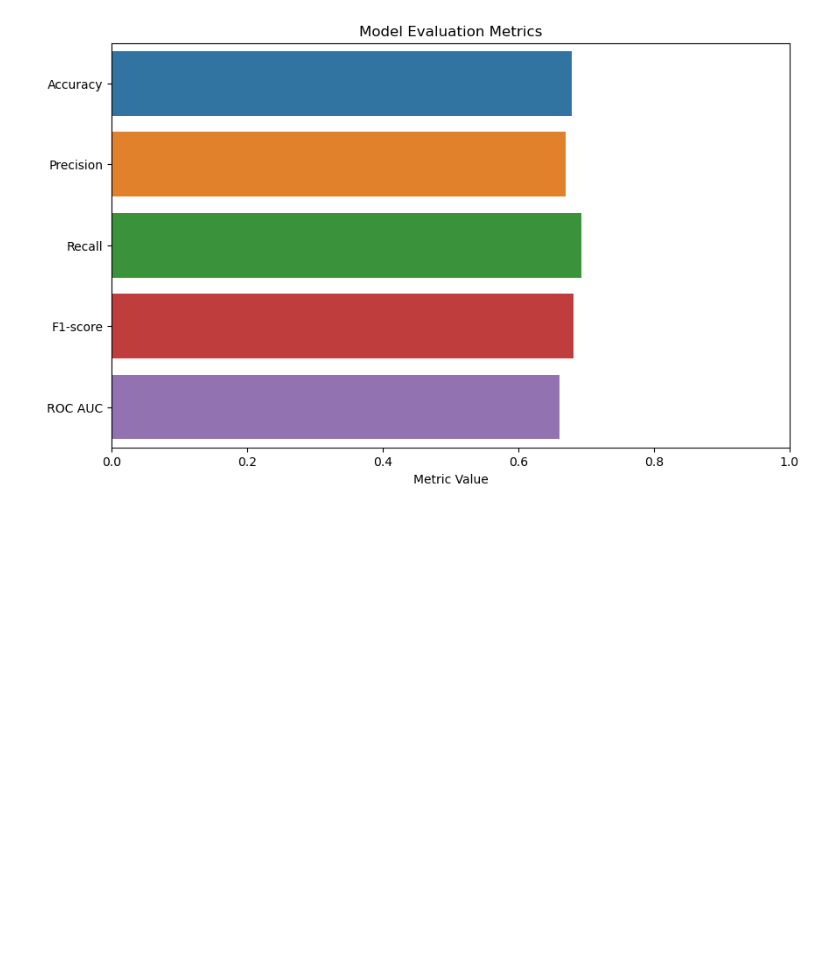
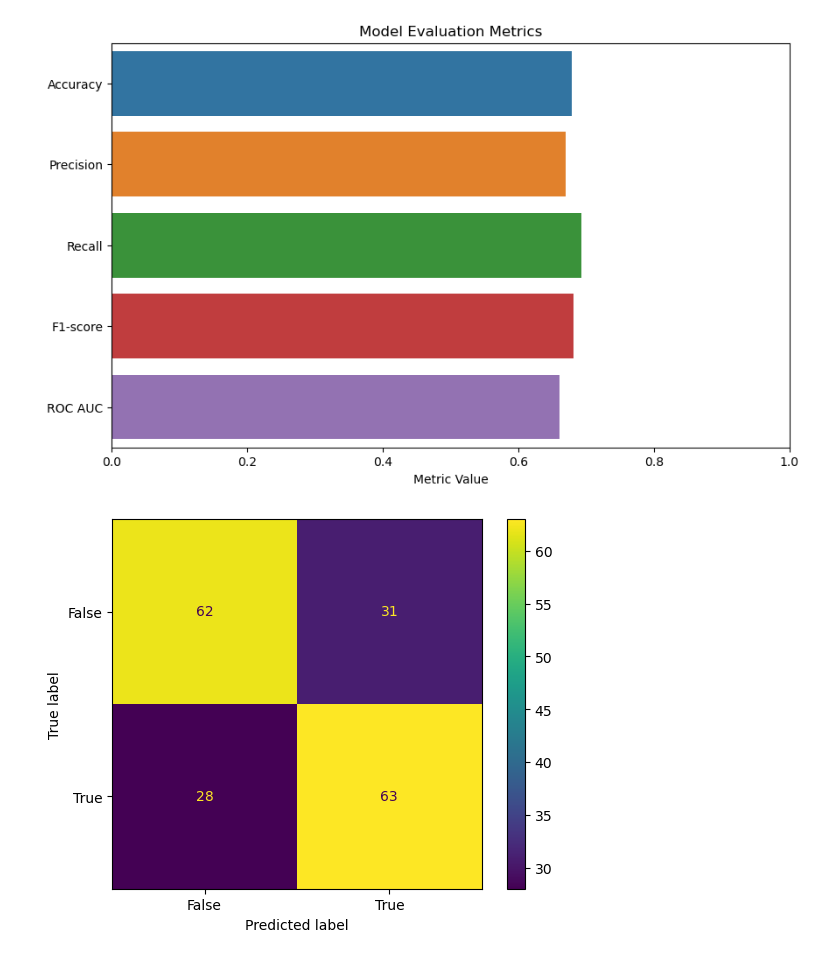
Before and after one commit to SiyungCho/Scrape-NFL-Combine, a Jupyter notebook: metrics_analysis.ipynb, the cells around one changed output. Cells and saved outputs as stored; diff of their text form; code cells hidden in the pictures; blank space fills up the shorter version.

Commit message:
add confusion matrix

```diff
--- a/metrics_analysis.ipynb
+++ b/metrics_analysis.ipynb
@@ -102,6 +102,10 @@ f1 = f1_score(y_test, pred_results.round())
 # Calculate ROC AUC score
 roc_auc = roc_auc_score(y_test, pred_results)
 
+#Calculate Confusion Matrix
+confusion_matrix = confusion_matrix(y_test, pred_results.round())
+confusion_matrix_display = ConfusionMatrixDisplay(confusion_matrix=confusion_matrix, display_labels=[False, True])
+
 print("Accuracy:", accuracy)
 print("Precision:", precision)
 print("Recall:", recall)
@@ -125,3 +129,8 @@ plt.xlim(0, 1)
 plt.show()
 # %% [output]
 [figure]
+# %%
+confusion_matrix_display.plot()
+plt.show()
+# %% [output]
+[figure, added]
```
Also changed, not shown: parts of 2 cells of this notebook, 1 other file.
